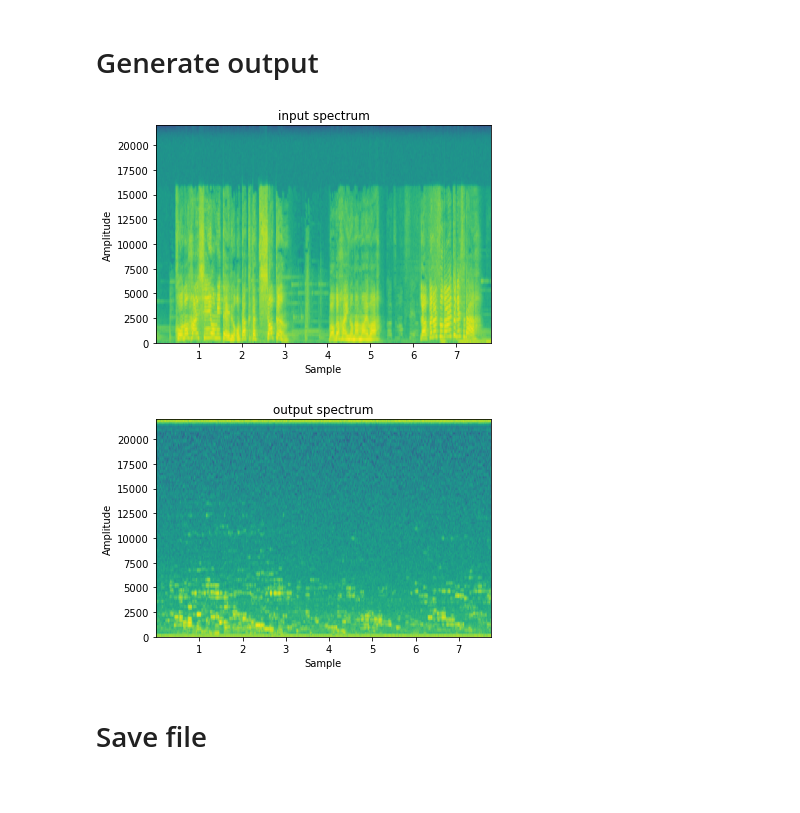
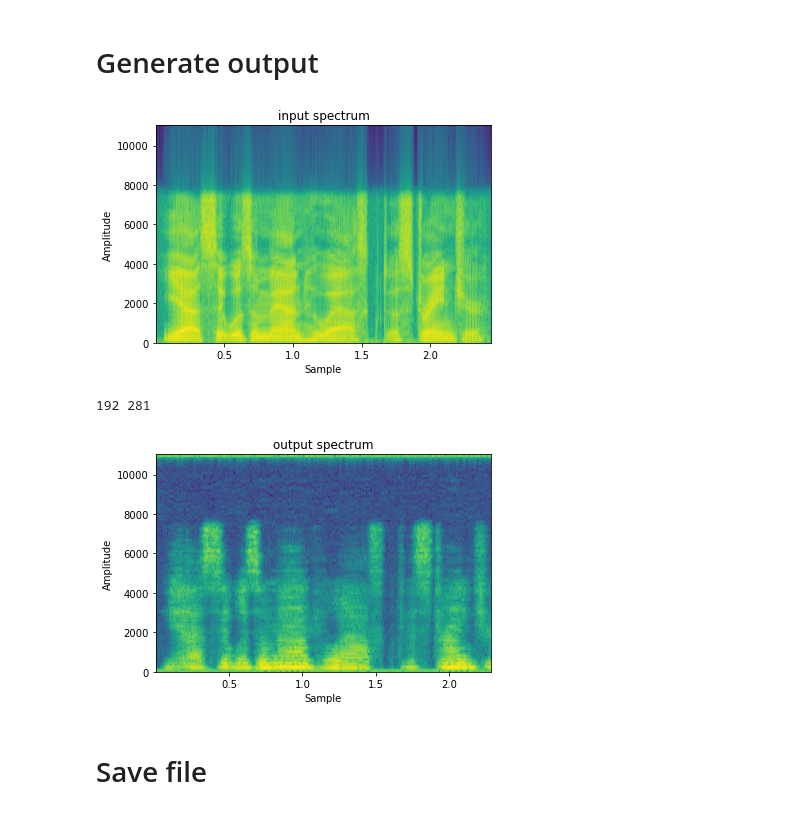
Before and after one commit to mmi366127/2022-Intro-to-AI-final-project, a Jupyter notebook: TraVeLGan.ipynb, the cells around one changed output. Cells and saved outputs as stored; diff of their text form; code cells hidden in the pictures.

Commit message:
rearrange the models

```diff
--- a/TraVeLGan.ipynb
+++ b/TraVeLGan.ipynb
@@ -70,7 +70,7 @@ from torch.utils.data import Dataset, DataLoader
 import numpy as np
 
 class myDataset(Dataset):
-    def __init__(self, content, style, sampleNumber = 20):
+    def __init__(self, content, style, sampleNumber = 50):
         self.style = []
         self.content = []
         for c, s in zip(content, style):
@@ -351,16 +447,17 @@ import torch.optim as optim
 import torch.nn as nn
 from tqdm import tqdm
 from models import *
+from utils import hop
 import torch
 
-model_S = Siamese(input_size = (1, 257, windowSize // 3), output_size = vecLen)
-model_G = Generater(input_size = (1, 257, windowSize // 3))
-model_D = Discriminator(input_size = (1, 257, windowSize))
+model_S = Siamese(input_size = (1, hop, windowSize // 3), output_size = vecLen)
+model_G = Generater(input_size = (1, hop, windowSize // 3))
+model_D = Discriminator(input_size = (1, hop, windowSize))
 
 
-model_S.load_state_dict(torch.load('./saved_model/TraVelGan/model_S.pt'))
-model_G.load_state_dict(torch.load('./saved_model/TraVelGan/model_G.pt'))
-model_D.load_state_dict(torch.load('./saved_model/TraVelGan/model_D.pt'))
+model_S.load_state_dict(torch.load(os.path.join(load_model_path, 'model_S.pt')))
+model_G.load_state_dict(torch.load(os.path.join(load_model_path, 'model_G.pt')))
+model_D.load_state_dict(torch.load(os.path.join(load_model_path, 'model_D.pt')))
 # %% [output]
 <All keys matched successfully>
 # %% [markdown]
@@ -370,43 +467,50 @@ model_D.load_state_dict(torch.load('./saved_model/TraVelGan/model_D.pt'))
 # from preprocess import *
 from utils import *
 
-INPUT_FILE = './input/laplus/5second.wav'
+INPUT_FILE = './input/bdl/arctic_a0063.wav'
 
 N_FFT = 512
 
 
 x_input = loadFile(INPUT_FILE)
 a_input = wav2spectrum(x_input)
 
 plot_spectrogram_with_raw_signal(x_input, sampleRate, 'input spectrum')
 
 
 H, W = a_input.shape
+print(H, W)
 
 w = windowSize // 3
 
 W_output = W - (W % w)
+a_output = np.zeros((H, W_output))
 
 
 # tensor_input = torch.transpose(torch.transpose(torch.tensor(a_input[:, :W_output]) ,1, 0).reshape(-1, 1, windowSize, H), -2, -1)
 tensor_input = torch.tensor(a_input[:, :W_output])
 
 
 model_G.to(device)
-tensor_input = tensor_input.to(device).reshape(-1, 1, H, w)
-
+tensor_input = tensor_input.to(device)
 
 model_G.eval()
-tensor_output = model_G(tensor_input)
 
-a_output = tensor_output.reshape(H, W_output).detach().cpu().numpy()
+for i in range(0, W_output, w):
+    a_output[:, i: i + w] = model_G(tensor_input[:, i:i + w].view(1, 1, H, w)).detach().cpu().numpy()
+
+# a_output = model_G(tensor_input).reshape(H, W_output).detach().cpu().numpy()
+
+# a_output = np.where(a_output == np.inf, 1e9, a_output)
+# a_output = np.where(a_output == np.nan, 1e9, a_output)
+
 x_output = spectrum2wav(a_output)
 
-
 plot_spectrogram_with_raw_signal(x_output, sampleRate, 'output spectrum')
 # %% [output]
-[figure, old version]
+[figure, new version]
+192 281
-[figure, old version]
+[figure, new version]
 # %% [markdown]
 # Save file
 # %%
```
Also changed, not shown: parts of 11 cells of this notebook, 11 other files.
